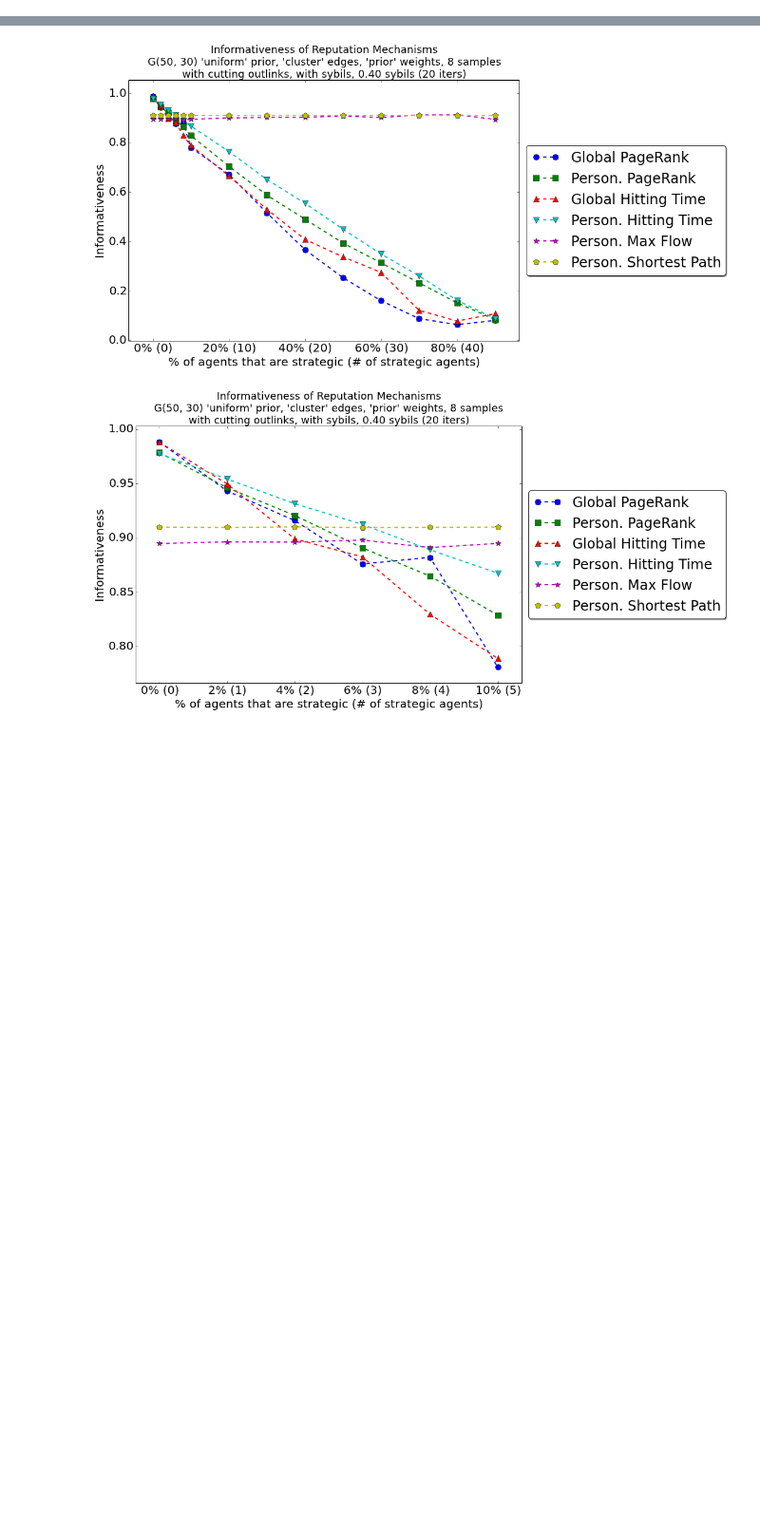
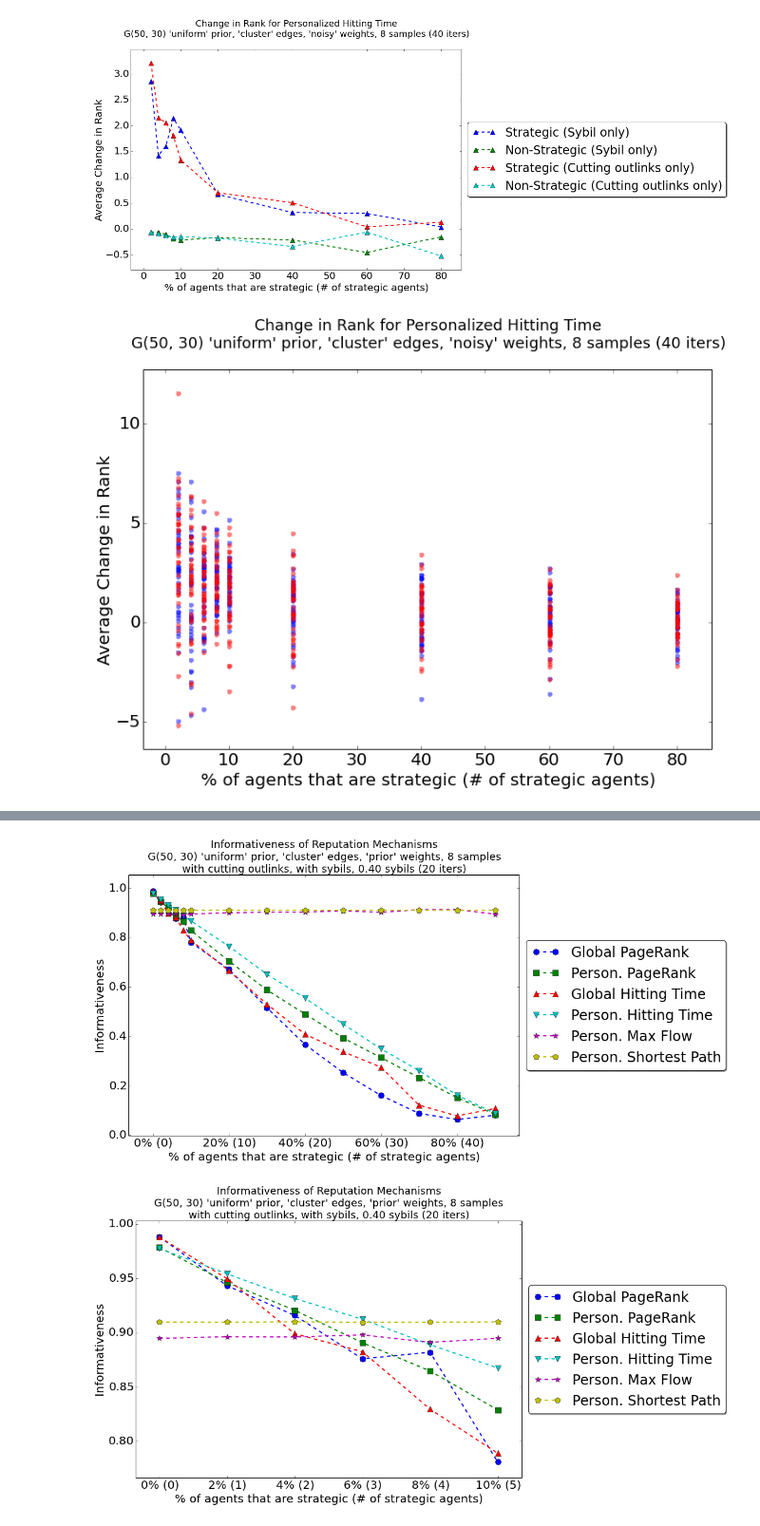
Before and after one commit to branliu0/transitive-trust-models, a Jupyter notebook: notebooks/2014-03-26 Info with Manipulations.ipynb, the cells around one changed output, grey strips where cells are left out. Shown at 95% size. Cells and saved outputs as stored; diff of their text form; code cells hidden in the pictures; blank space fills up the shorter version.

```diff
--- a/notebooks/2014-03-26 Info with Manipulations.ipynb
+++ b/notebooks/2014-03-26 Info with Manipulations.ipynb
@@ -210,0 +292,37 @@ elapsed: 744.387840033
+# %%
+# Compare only cutting outlinks with only sybil attack
+ht_index = 3
+plt.plot(d2['strat_pcts'], d2['strat_rank_changes'][ht_index, :, :].mean(axis=1), '^--', label='Strategic (Sybil only)')
+plt.plot(d2['strat_pcts'], d2['nonstrat_rank_changes'][ht_index, :, :].mean(axis=1), '^--', label='Non-Strategic (Sybil only)')
+plt.plot(d3['strat_pcts'], d3['strat_rank_changes'][ht_index, :, :].mean(axis=1), '^--', label='Strategic (Cutting outlinks only)')
+plt.plot(d3['strat_pcts'], d3['nonstrat_rank_changes'][ht_index, :, :].mean(axis=1), '^--', label='Non-Strategic (Cutting outlinks only)')
+plt.legend(loc='center left', bbox_to_anchor=(1, 0.5), fancybox=True, shadow=True)
+plt.margins(0.07)
+plt.xlabel('% of agents that are strategic (# of strategic agents)')
+plt.ylabel('Average Change in Rank')
+plt.title('Change in Rank for Personalized Hitting Time\n'
+                 "G(%d, %d) '%s' prior, '%s' edges, '%s' weights, %d samples (%d iters)\n" % (
+                        d2['num_nodes'], d2['num_edges'],
+                        d2['agent_type_prior'], d2['edge_strategy'], d2['edge_weight_strategy'], d2['num_samples'], d2['num_iters']),
+                 fontsize=18)
+plt.show()
+
+for i, sp in enumerate(d2['strat_pcts']):
+    plt.plot(np.repeat(sp, d2['num_iters']), d2['strat_rank_changes'][ht_index, i, :], '.', c='b', alpha=0.5, label='Strategic (Sybil only)')
+#     plt.plot(np.repeat(sp, d2['num_iters']), d2['nonstrat_rank_changes'][ht_index, i, :], 'o', c='g', alpha=0.5, label='Non-Strategic (Sybil only)')
+    plt.plot(np.repeat(sp, d3['num_iters']), d3['strat_rank_changes'][ht_index, i, :], '.', c='r', alpha=0.5, label='Strategic (Cutting outlinks only)')
+#     plt.plot(np.repeat(sp, d3['num_iters']), d3['nonstrat_rank_changes'][ht_index, i, :], 'o', c='c', alpha=0.5, label='Non-Strategic (Cutting outlinks only)')
+
+# plt.legend(loc='center left', bbox_to_anchor=(1, 0.5), fancybox=True, shadow=True)
+plt.margins(0.07)
+plt.xlabel('% of agents that are strategic (# of strategic agents)')
+plt.ylabel('Average Change in Rank')
+plt.title('Change in Rank for Personalized Hitting Time\n'
+                 "G(%d, %d) '%s' prior, '%s' edges, '%s' weights, %d samples (%d iters)\n" % (
+                        d2['num_nodes'], d2['num_edges'],
+                        d2['agent_type_prior'], d2['edge_strategy'], d2['edge_weight_strategy'], d2['num_samples'], d2['num_iters']),
+                 fontsize=18)
+plt.show()
+# %% [output]
+[figure, added]
+[figure, added]
```
Also changed, not shown: parts of 8 cells of this notebook, 7 other files.
